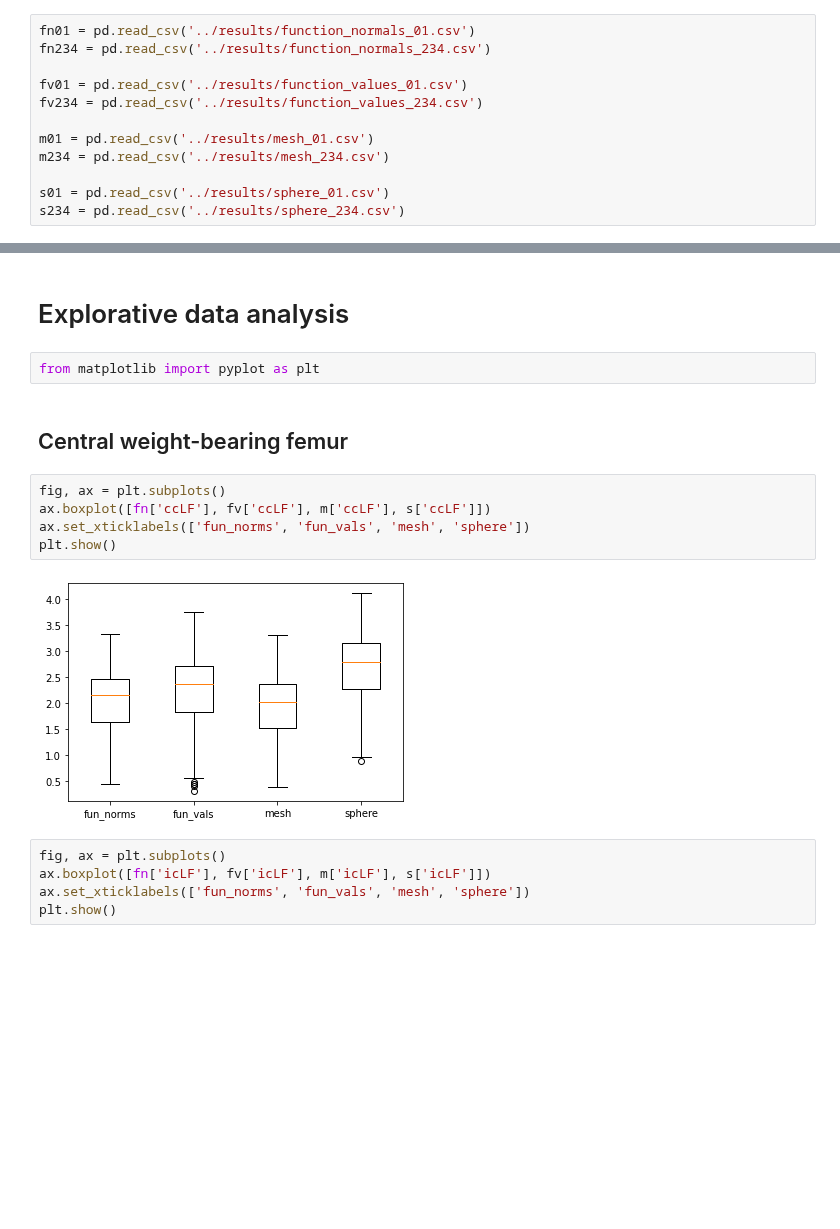
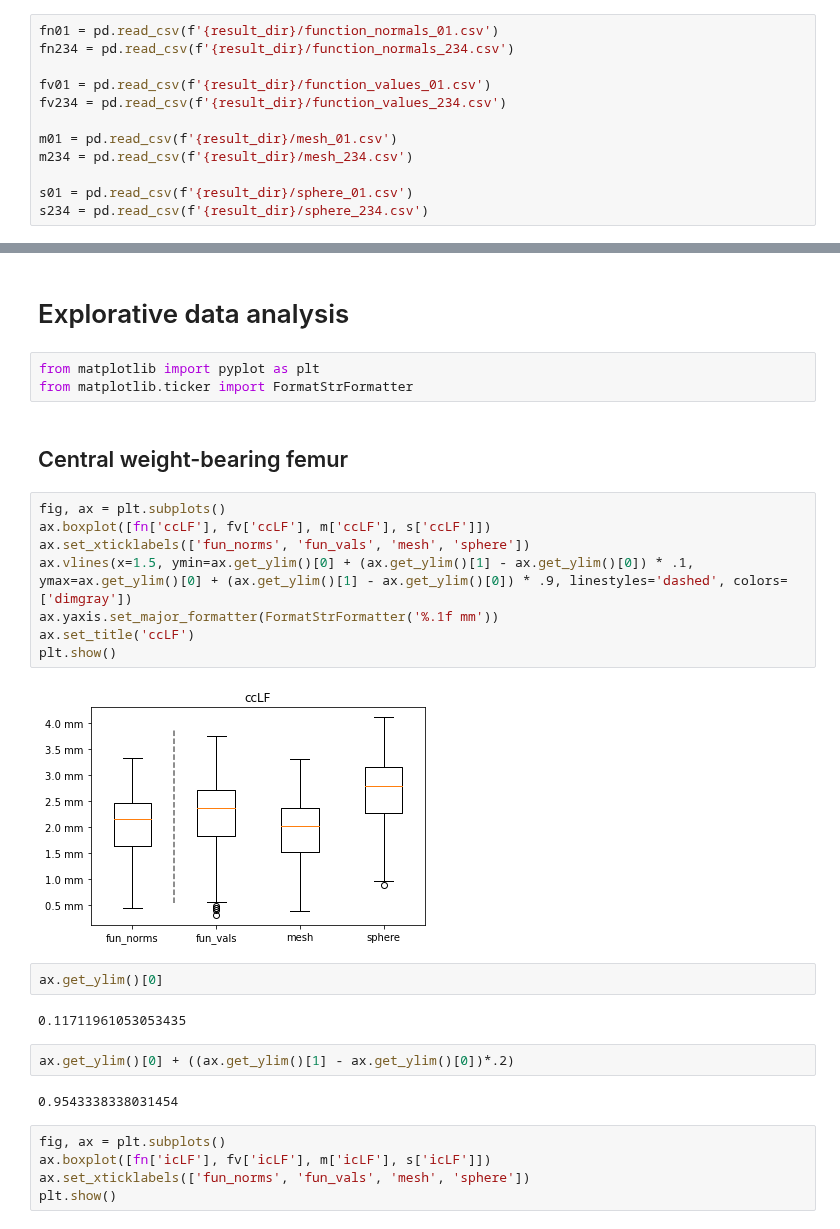
Before and after one commit to swestfechtel/knorpel_v2, a Jupyter notebook: stat_tests.ipynb, the cells around one changed output, grey strips where cells are left out. Cells and saved outputs as stored; diff of their text form; blank space fills up the shorter version.

Commit message:
add statstest + paper figures

```diff
--- a/stat_tests.ipynb
+++ b/stat_tests.ipynb
@@ -6,15 +8,15 @@ import scikit_posthocs as sp
 # %%
-fn01 = pd.read_csv('../results/function_normals_01.csv')
-fn234 = pd.read_csv('../results/function_normals_234.csv')
+fn01 = pd.read_csv(f'{result_dir}/function_normals_01.csv')
+fn234 = pd.read_csv(f'{result_dir}/function_normals_234.csv')
 
-fv01 = pd.read_csv('../results/function_values_01.csv')
-fv234 = pd.read_csv('../results/function_values_234.csv')
+fv01 = pd.read_csv(f'{result_dir}/function_values_01.csv')
+fv234 = pd.read_csv(f'{result_dir}/function_values_234.csv')
 
-m01 = pd.read_csv('../results/mesh_01.csv')
-m234 = pd.read_csv('../results/mesh_234.csv')
+m01 = pd.read_csv(f'{result_dir}/mesh_01.csv')
+m234 = pd.read_csv(f'{result_dir}/mesh_234.csv')
 
-s01 = pd.read_csv('../results/sphere_01.csv')
-s234 = pd.read_csv('../results/sphere_234.csv')
+s01 = pd.read_csv(f'{result_dir}/sphere_01.csv')
+s234 = pd.read_csv(f'{result_dir}/sphere_234.csv')
 # %%
 fn = pd.concat([fn01, fn234])
 fv = pd.concat([fv01, fv234])
@@ -113,15 +272,27 @@ assert fn.shape == fv.shape == m.shape == s.shape
 # Explorative data analysis
 # %%
 from matplotlib import pyplot as plt
+from matplotlib.ticker import FormatStrFormatter
 # %% [markdown]
 ## Central weight-bearing femur
 # %%
 fig, ax = plt.subplots()
 ax.boxplot([fn['ccLF'], fv['ccLF'], m['ccLF'], s['ccLF']])
 ax.set_xticklabels(['fun_norms', 'fun_vals', 'mesh', 'sphere'])
+ax.vlines(x=1.5, ymin=ax.get_ylim()[0] + (ax.get_ylim()[1] - ax.get_ylim()[0]) * .1, ymax=ax.get_ylim()[0] + (ax.get_ylim()[1] - ax.get_ylim()[0]) * .9, linestyles='dashed', colors=['dimgray'])
+ax.yaxis.set_major_formatter(FormatStrFormatter('%.1f mm'))
+ax.set_title('ccLF')
 plt.show()
 # %% [output]
-[figure, old version]
+[figure, new version]
+# %%
+ax.get_ylim()[0]
+# %% [output]
+0.11711961053053435
+# %%
+ax.get_ylim()[0] + ((ax.get_ylim()[1] - ax.get_ylim()[0])*.2)
+# %% [output]
+0.9543338338031454
 # %%
 fig, ax = plt.subplots()
 ax.boxplot([fn['icLF'], fv['icLF'], m['icLF'], s['icLF']])
```
Also changed, not shown: parts of 30 cells of this notebook, 9 other files.
